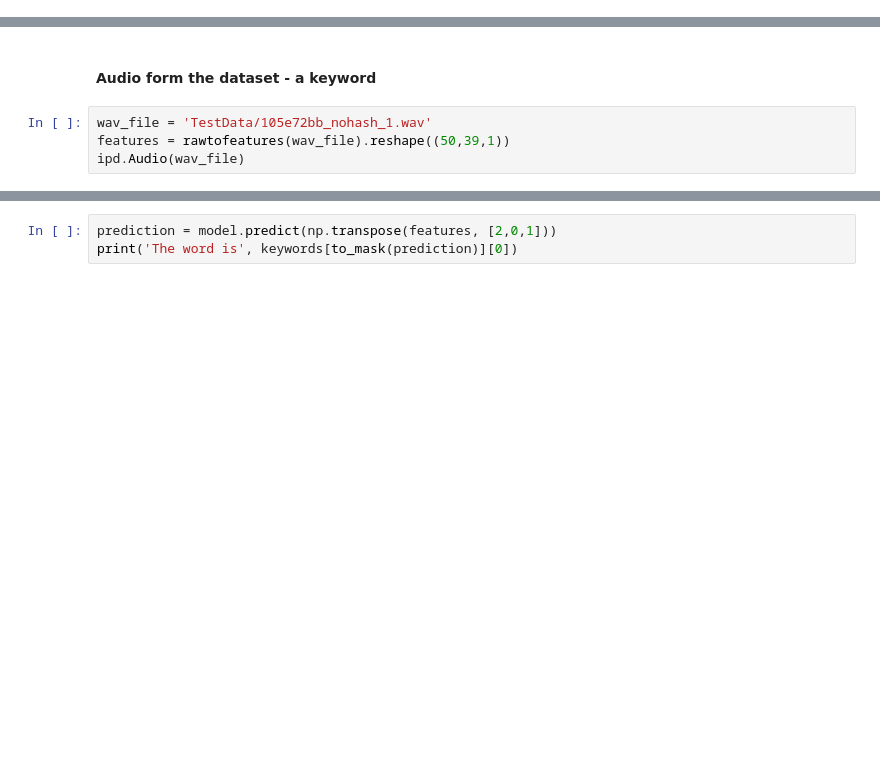
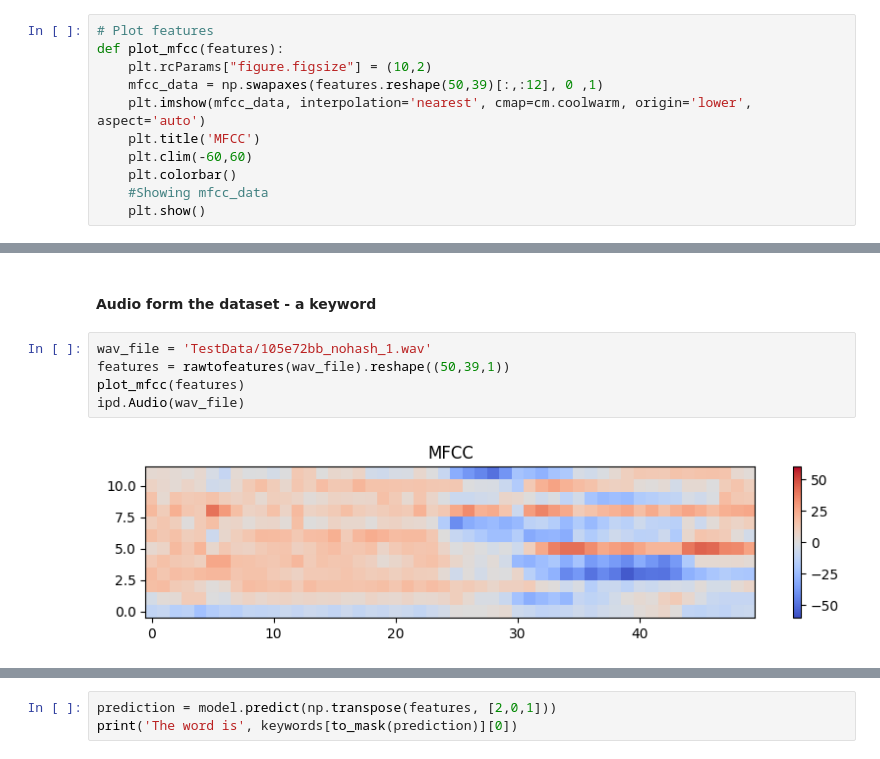
Before and after one commit to carmen-martin/Deep-Keyword-Spotting, a Jupyter notebook: KWS_testing.ipynb, the cells around one changed output, grey strips where cells are left out. Drawn from its saved outputs; the diff is of its cells as text; blank space fills up the shorter version.

```diff
--- a/KWS_testing.ipynb
+++ b/KWS_testing.ipynb
@@ -22,6 +42,17 @@ keywords = np.array(['not a keyword', 'no', 'yes', 'marvin'])
 def to_mask(prediction):
     x_ = prediction.reshape(4)
     return [x > 0.5 for x in x_]
+# %%
+# Plot features
+def plot_mfcc(features):
+    plt.rcParams["figure.figsize"] = (10,2)
+    mfcc_data = np.swapaxes(features.reshape(50,39)[:,:12], 0 ,1)
+    plt.imshow(mfcc_data, interpolation='nearest', cmap=cm.coolwarm, origin='lower', aspect='auto')
+    plt.title('MFCC')
+    plt.clim(-60,60)
+    plt.colorbar()
+    #Showing mfcc_data
+    plt.show()
 # %% [markdown]
 The audio files we are working with are at most one second long and recorded by different people. Here we feed some examples to our model and see if it is capable of identifying them correctly.
 # %% [markdown]
@@ -29,8 +60,10 @@ The audio files we are working with are at most one second long and recorded by
 # %%
 wav_file = 'TestData/105e72bb_nohash_1.wav'
 features = rawtofeatures(wav_file).reshape((50,39,1))
+plot_mfcc(features)
 ipd.Audio(wav_file)
 # %% [output]
+[figure, added]
 [interactive output not drawn]
 # %%
 prediction = model.predict(np.transpose(features, [2,0,1]))
```
Also changed, not shown: parts of 6 cells of this notebook, 1 other file.
